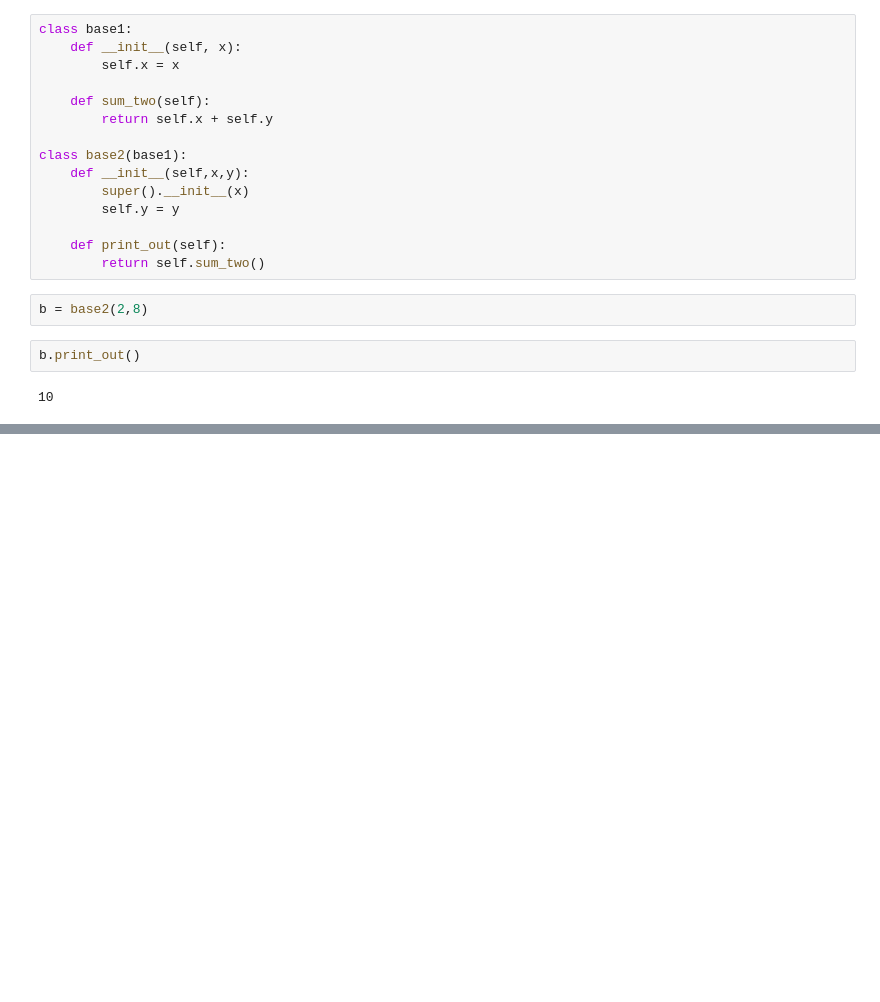
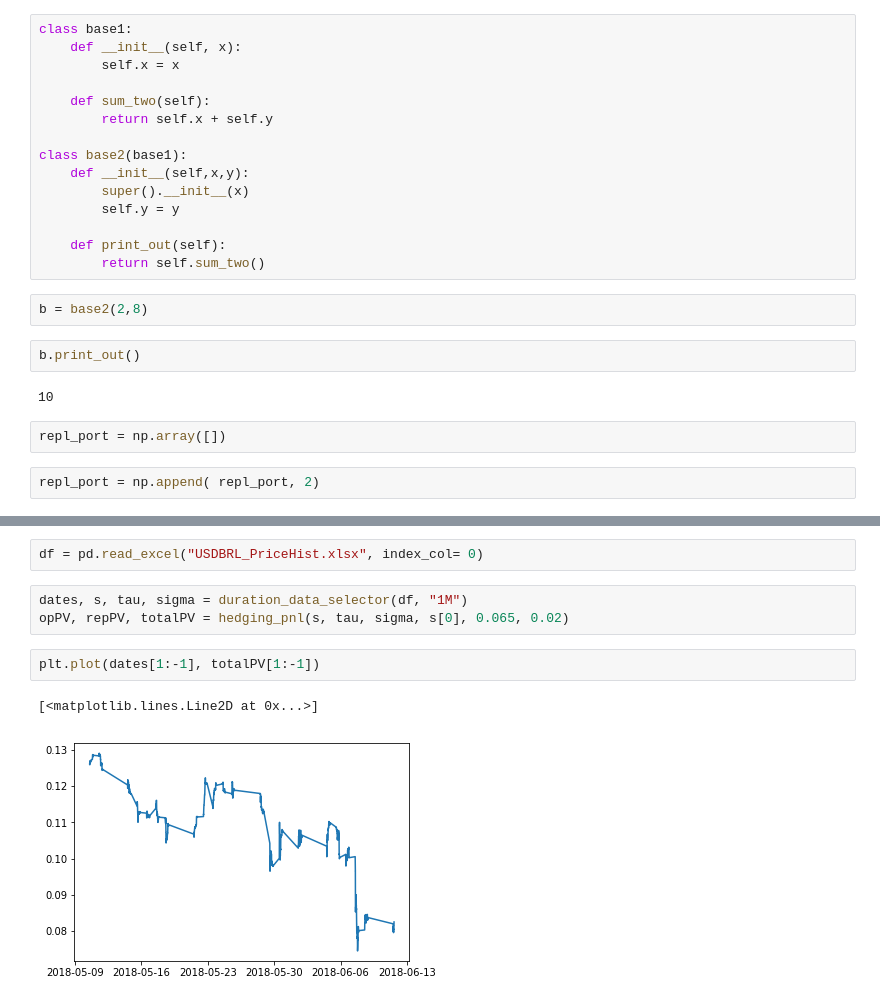
Before and after one commit to sikunzzz/FirstProject, a Jupyter notebook: Python_Course_Project/Trythings.ipynb, the cells around one changed output, grey strips where cells are left out. Cells and saved outputs as stored; diff of their text form; blank space fills up the shorter version.

```diff
--- a/Python_Course_Project/Trythings.ipynb
+++ b/Python_Course_Project/Trythings.ipynb
@@ -306,3 +284,7 @@ b = base2(2,8)
 b.print_out()
 # %% [output]
 10
+# %%
+repl_port = np.array([])
+# %%
+repl_port = np.append( repl_port, 2)
@@ -308,0 +347,10 @@ b.print_out()
+# %%
+df = pd.read_excel("USDBRL_PriceHist.xlsx", index_col= 0)
+# %%
+dates, s, tau, sigma = duration_data_selector(df, "1M")
+opPV, repPV, totalPV = hedging_pnl(s, tau, sigma, s[0], 0.065, 0.02)
+# %%
+plt.plot(dates[1:-1], totalPV[1:-1])
+# %% [output]
+[<matplotlib.lines.Line2D at 0x...>]
+[figure, added]
```
Also changed, not shown: parts of 14 cells of this notebook, 3 other files.
